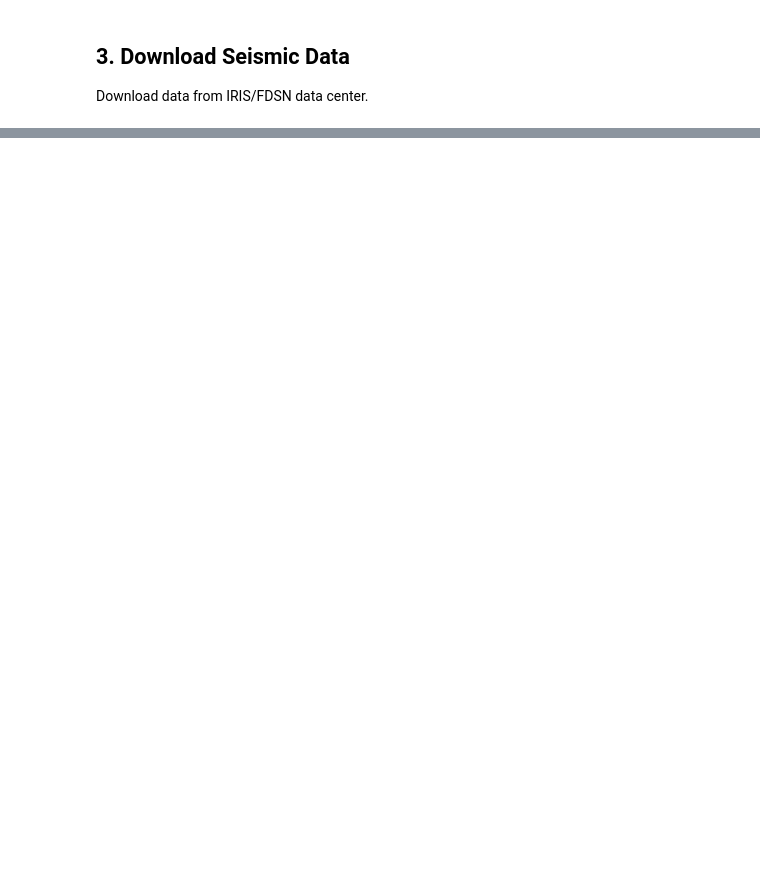
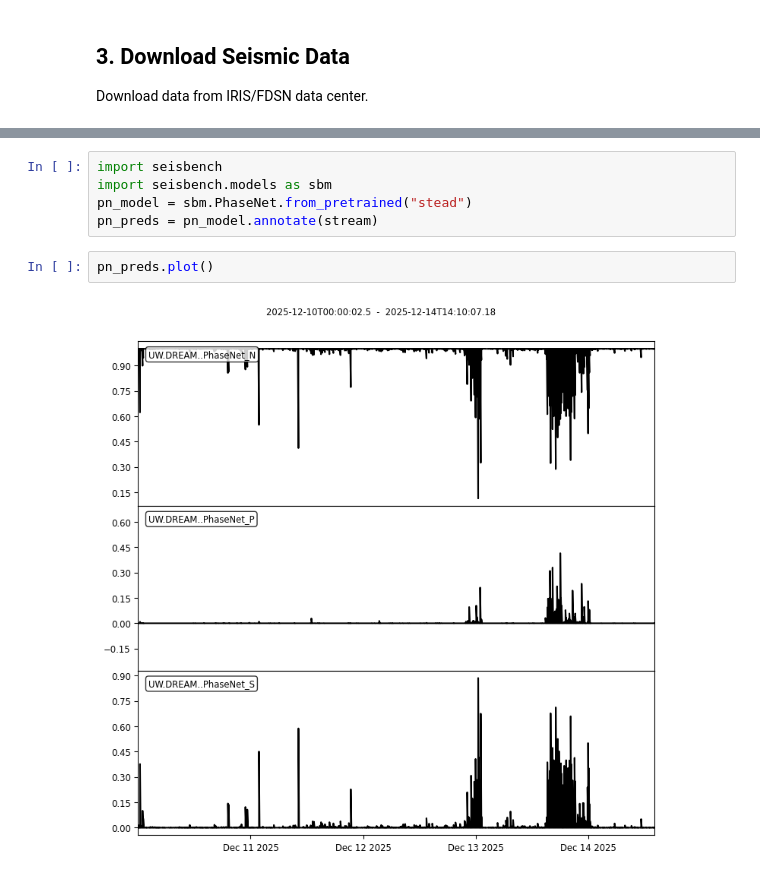
Before and after one commit to gaia-hazlab/gaia-landslides-detect, a Jupyter notebook: notebooks/seisbench_detection.ipynb, the cells around one changed output, grey strips where cells are left out. Drawn from its saved outputs; the diff is of its cells as text; blank space fills up the shorter version.

```diff
--- a/notebooks/seisbench_detection.ipynb
+++ b/notebooks/seisbench_detection.ipynb
@@ -320,0 +234,9 @@ else:
+# %%
+import seisbench
+import seisbench.models as sbm
+pn_model = sbm.PhaseNet.from_pretrained("stead")
+pn_preds = pn_model.annotate(stream)
+# %%
+pn_preds.plot()
+# %% [output]
+[figure, added]
```
Also changed, not shown: parts of 47 cells of this notebook, 10 other files.
